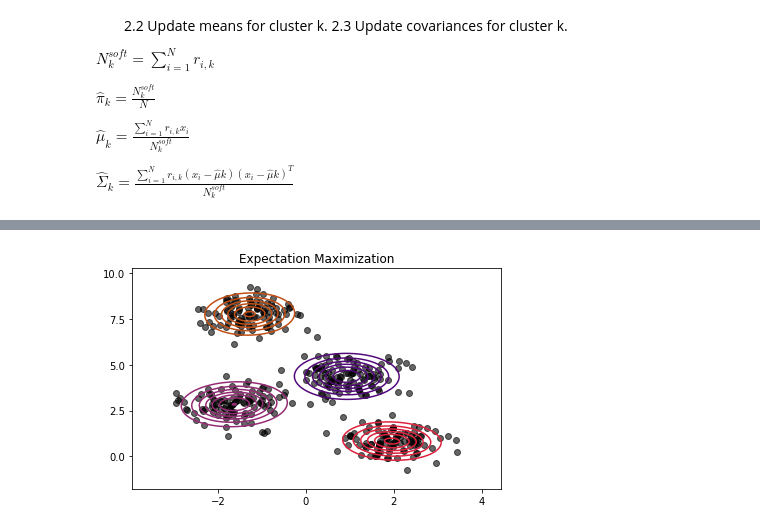
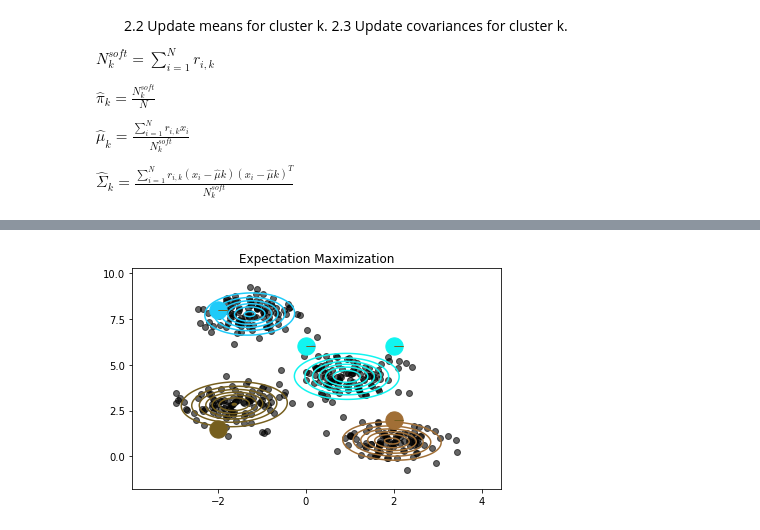
Before and after one commit to paulaceccon/ml-from-scratch, a Jupyter notebook: notebooks/expectation_maximization.ipynb, the cells around one changed output, grey strips where cells are left out. Cells and saved outputs as stored; diff of their text form; code cells hidden in the pictures.

Commit message:
Updating plot

```diff
--- a/notebooks/expectation_maximization.ipynb
+++ b/notebooks/expectation_maximization.ipynb
@@ -20,4 +20,5 @@ rng = np.random.RandomState(42)
 X_train, y_train = make_blobs(
     n_samples=400, centers=4, cluster_std=0.60, random_state=0
 )
+X_test = np.array([[-2, 8], [-2, 1.5], [0, 6], [2, 6], [2, 2]])
 # %%
@@ -236,0 +236,2 @@ Iteration 95
+# %%
+predictions = clf.predict(X_test)
@@ -237,12 +256,13 @@ Iteration 95
 # %%
-def plot_contours(
-    data: np.ndarray, means: np.ndarray, covs: np.ndarray, title: str
+def plot_clusters(
+    data: np.ndarray,
+    means: np.ndarray,
+    covs: np.ndarray,
+    test_data: np.ndarray,
+    test_predictions: np.ndarray,
 ) -> None:
-    plt.figure()
-    plt.plot(
-        [x[0] for x in data], [y[1] for y in data], "ko", zorder=1, alpha=0.6
-    )  # data
-
+    fig, ax = plt.subplots()
+    ax.plot([x[0] for x in data], [y[1] for y in data], "ko", zorder=1, alpha=0.6)
     k = len(means)
 
     h = 0.02  # step size in the mesh
@@ -250,20 +270,27 @@ def plot_contours(
     y_min, y_max = data[:, 1].min() - 1, data[:, 1].max() + 1
     xx, yy = np.meshgrid(np.arange(x_min, x_max, h), np.arange(y_min, y_max, h))
 
+    colors = [
+        np.random.rand(
+            3,
+        )
+        for i in range(k)
+    ]  # random colors
     for i in range(k):
         mean = means[i]
         cov = covs[i]
 
         rv = multivariate_normal(mean, cov)
         Z = rv.pdf(np.dstack((xx, yy)))
-        col = np.random.rand(
-            3,
-        )
-        plt.contour(xx, yy, Z, zorder=2, colors=[col])
-        plt.title(title)
+        ax.contour(xx, yy, Z, zorder=2, colors=[colors[i]])
+
+    for pos, prediction in zip(test_data, test_predictions):
+        draw_pie(prediction, pos, 300, colors, ax)
+
+    plt.title("Expectation Maximization")
     plt.rcParams.update({"font.size": 16})
     plt.tight_layout()
 # %%
-plot_contours(clf._X, clf._means, clf._covs, "Expectation Maximization")
+plot_clusters(clf._X, clf._means, clf._covs, X_test, predictions)
 # %% [output]
-[figure, old version]
+[figure, new version]
```
Also changed, not shown: parts of 4 cells of this notebook.
